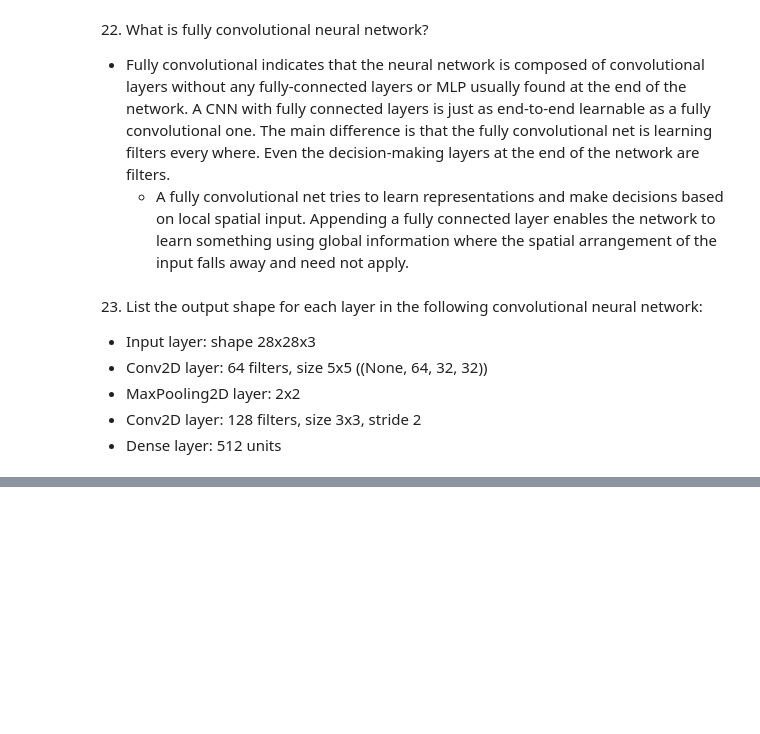
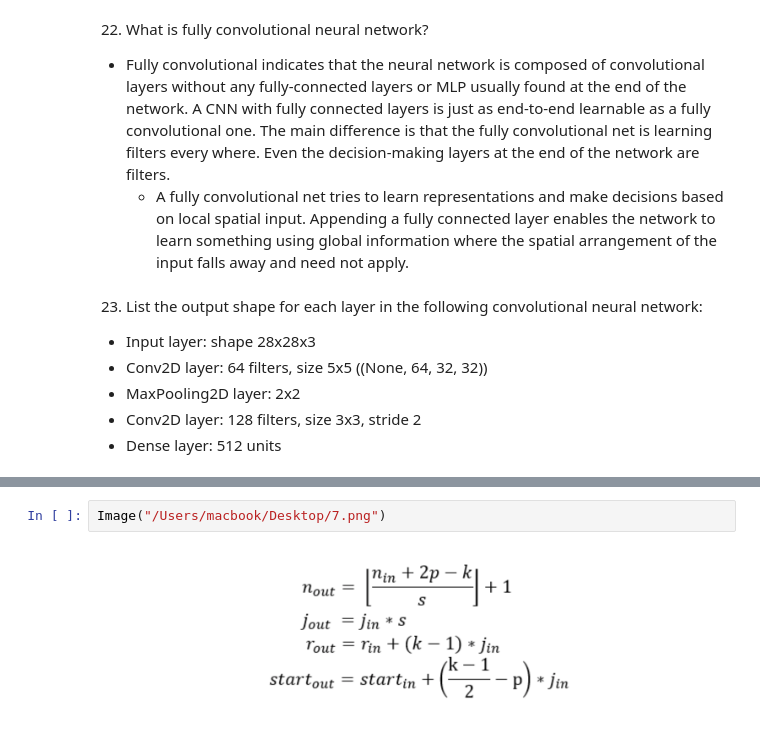
Before and after one commit to MaxKumundzhiev/Practices-for-Engineers, a Jupyter notebook: MachineLearningQuestions.ipynb, the cells around one changed output, grey strips where cells are left out. Saved outputs shown, nothing was run; the diff lists cells and outputs as text; blank space fills up the shorter version.

```diff
--- a/MachineLearningQuestions.ipynb
+++ b/MachineLearningQuestions.ipynb
@@ -286,0 +296,4 @@ $new_{LR} = \frac{current_{LR}}{(1 + decay-rate * epoch_num)}$
+# %%
+Image("/Users/macbook/Desktop/7.png")
+# %% [output]
+[figure, added]
```
Also changed, not shown: parts of 28 cells of this notebook, 2 other files.
